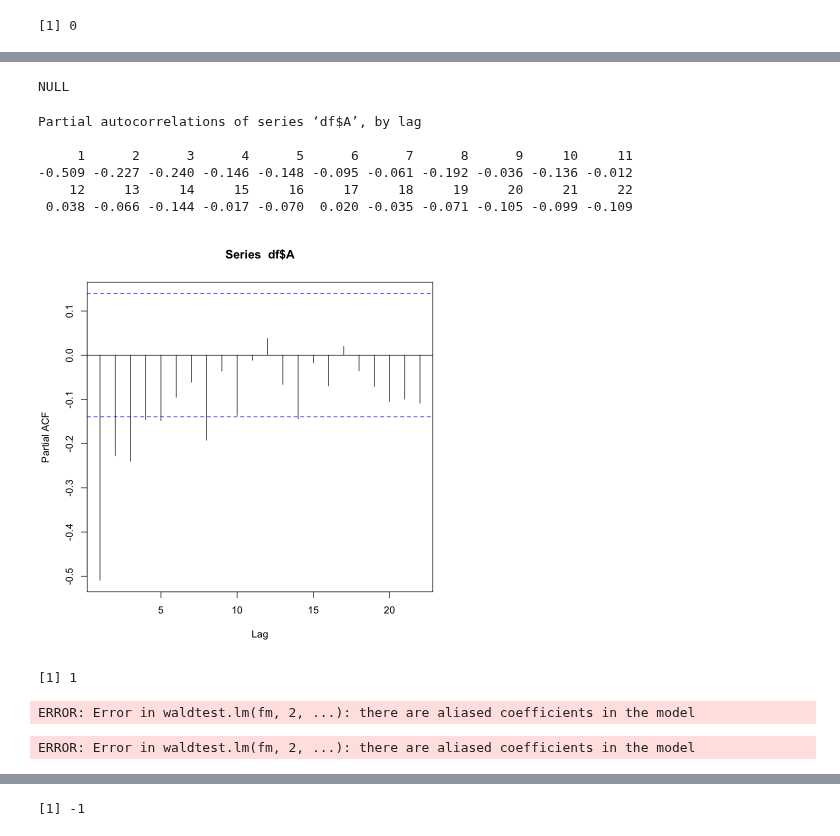
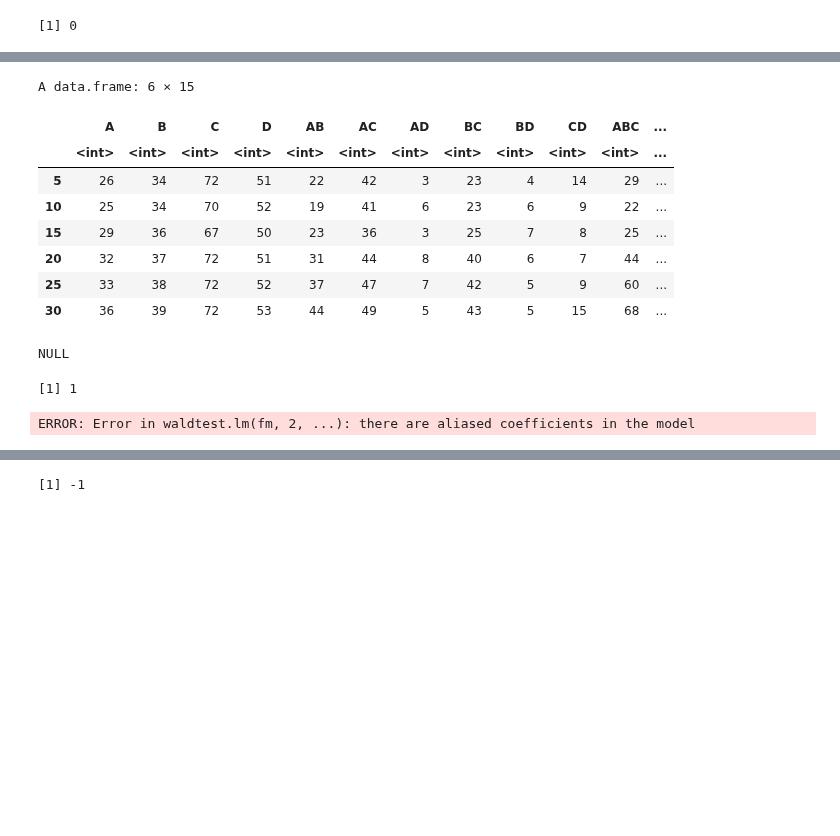
Before and after one commit to SU-Hongs/UROP_mining, a Jupyter notebook: Synthetic/analysis.ipynb, the cells around one changed output, grey strips where cells are left out. Drawn from its saved outputs; the diff is of its cells as text; code cells hidden in the pictures; blank space fills up the shorter version.

```diff
--- a/Synthetic/analysis.ipynb
+++ b/Synthetic/analysis.ipynb
@@ -615,0 +343,3 @@ filter_cause(X,Y)
+# %%
+row_five <- seq_len(nrow(data)) %% 5
+row_five
@@ -616,3 +364,17 @@ filter_cause(X,Y)
+# %%
+df_five <- data[row_five == 0, ]
+# %%
+head(df_five)
+# %% [output]
+A data.frame: 6 × 15
+|  | A | B | C | D | AB | AC | AD | BC | BD | CD | ABC | ... |
+|  | <int> | <int> | <int> | <int> | <int> | <int> | <int> | <int> | <int> | <int> | <int> | ... |
+| 5 | 26 | 34 | 72 | 51 | 22 | 42 | 3 | 23 | 4 | 14 | 29 | ... |
+| 10 | 25 | 34 | 70 | 52 | 19 | 41 | 6 | 23 | 6 | 9 | 22 | ... |
+| 15 | 29 | 36 | 67 | 50 | 23 | 36 | 3 | 25 | 7 | 8 | 25 | ... |
+| 20 | 32 | 37 | 72 | 51 | 31 | 44 | 8 | 40 | 6 | 7 | 44 | ... |
+| 25 | 33 | 38 | 72 | 52 | 37 | 47 | 7 | 42 | 5 | 9 | 60 | ... |
+| 30 | 36 | 39 | 72 | 53 | 44 | 49 | 5 | 43 | 5 | 15 | 68 | ... |
 # %%
 #testing causes of AB
     causes = c()
@@ -638,17 +400,6 @@ print(c())
 #     if (reasonable_cause(causes,"AB")) {correct <- correct+1}
 # %% [output]
 NULL
-# %%
-pacf <- pacf(df$A)
-pacf
-# %% [output]
-Partial autocorrelations of series ‘df$A’, by lag
-
-     1      2      3      4      5      6      7      8      9     10     11
--0.509 -0.227 -0.240 -0.146 -0.148 -0.095 -0.061 -0.192 -0.036 -0.136 -0.012
-    12     13     14     15     16     17     18     19     20     21     22
- 0.038 -0.066 -0.144 -0.017 -0.070  0.020 -0.035 -0.071 -0.105 -0.099 -0.109
-[figure, removed]
 # %%
 # testing causes of ABC
     causes = c()
@@ -689,7 +440,3 @@ reasonable_cause <- function(causes,type){
     }
     return(FALSE)
 }
-# %%
-p <- grangertest(df$AB,df$ABC,order=lag)[2,4]
-# %% [output]
-ERROR: Error in waldtest.lm(fm, 2, ...): there are aliased coefficients in the model
```
Also changed, not shown: parts of 32 cells of this notebook, 4 other files.
